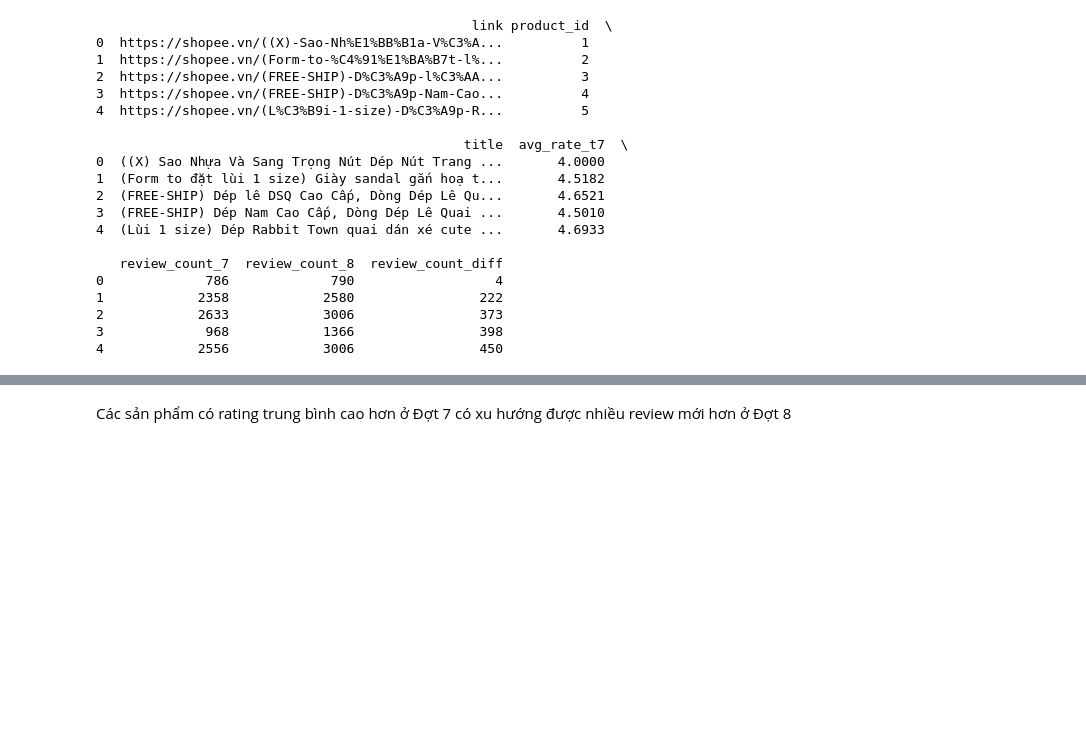
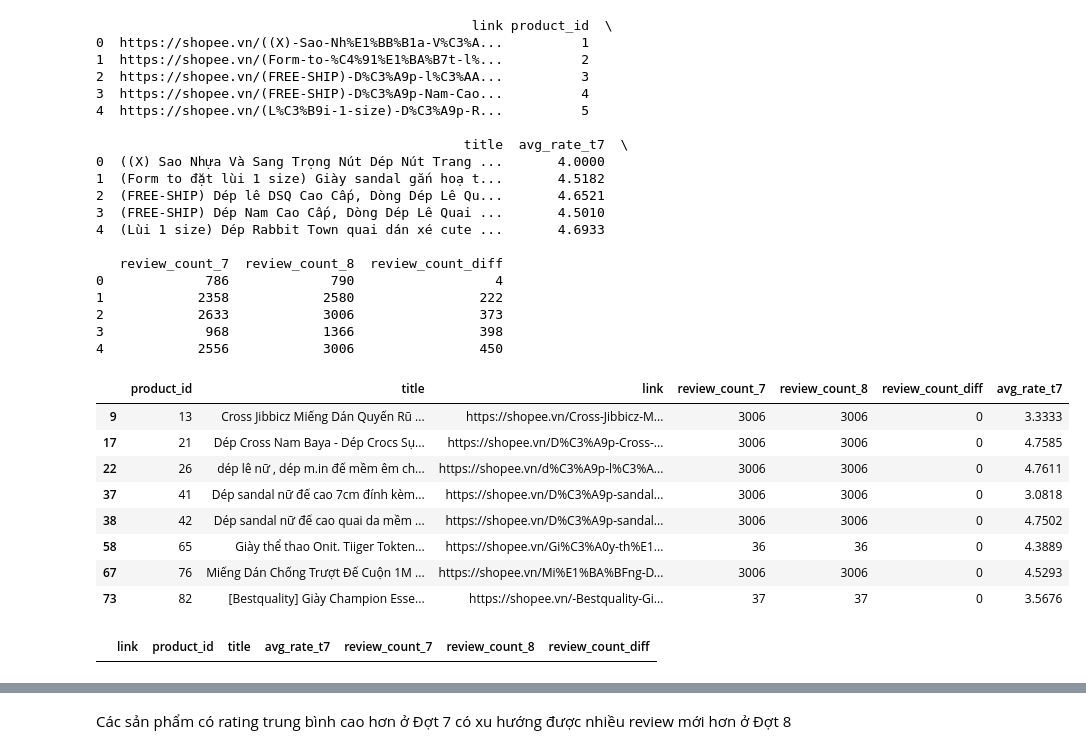
Before and after one commit to HuTao-Lumine/ADY_GROUP2, a Jupyter notebook: main.ipynb, the cells around one changed output, grey strips where cells are left out. Cells and saved outputs as stored; diff of their text form; code cells hidden in the pictures; blank space fills up the shorter version.

```diff
--- a/main.ipynb
+++ b/main.ipynb
@@ -237,6 +237,35 @@ print(df_analysis.head())
 2            2633            3006                373
 3             968            1366                398
 4            2556            3006                450
+# %%
+# Lọc các sản phẩm có review_count_diff = 0
+df_zero_diff = df_analysis[df_analysis['review_count_diff'] == 0]
+
+# Hiển thị các cột cần thiết
+df_zero_diff[['product_id', 'title', 'link',
+              'review_count_7', 'review_count_8',
+              'review_count_diff',
+              'avg_rate_t7']]
+# %% [output]
+|  | product_id | title | link | review_count_7 | review_count_8 | review_count_diff | avg_rate_t7 |
+| 9 | 13 | Cross Jibbicz Miếng Dán Quyến Rũ ... | https://shopee.vn/Cross-Jibbicz-M... | 3006 | 3006 | 0 | 3.3333 |
+| 17 | 21 | Dép Cross Nam Baya - Dép Crocs Sụ... | https://shopee.vn/D%C3%A9p-Cross-... | 3006 | 3006 | 0 | 4.7585 |
+| 22 | 26 | dép lê nữ , dép m.in đế mềm êm ch... | https://shopee.vn/d%C3%A9p-l%C3%A... | 3006 | 3006 | 0 | 4.7611 |
+| 37 | 41 | Dép sandal nữ đế cao 7cm đính kèm... | https://shopee.vn/D%C3%A9p-sandal... | 3006 | 3006 | 0 | 3.0818 |
+| 38 | 42 | Dép sandal nữ đế cao quai da mềm ... | https://shopee.vn/D%C3%A9p-sandal... | 3006 | 3006 | 0 | 4.7502 |
+| 58 | 65 | Giày thể thao Onit. Tiiger Tokten... | https://shopee.vn/Gi%C3%A0y-th%E1... | 36 | 36 | 0 | 4.3889 |
+| 67 | 76 | Miếng Dán Chống Trượt Đế Cuộn 1M ... | https://shopee.vn/Mi%E1%BA%BFng-D... | 3006 | 3006 | 0 | 4.5293 |
+| 73 | 82 | [Bestquality] Giày Champion Esse... | https://shopee.vn/-Bestquality-Gi... | 37 | 37 | 0 | 3.5676 |
+# %%
+# Xóa các sản phẩm có review_count_7 = review_count_8 = 3006
+df_analysis = df_analysis[~((df_analysis['review_count_7'] == 3006) &
+                            (df_analysis['review_count_8'] == 3006))]
+
+# Kiểm tra lại xem còn sản phẩm nào như vậy không
+df_analysis[(df_analysis['review_count_7'] == 3006) &
+            (df_analysis['review_count_8'] == 3006)]
+# %% [output]
+|  | link | product_id | title | avg_rate_t7 | review_count_7 | review_count_8 | review_count_diff |
 # %%
 import matplotlib.pyplot as plt
 import seaborn as sns
```
Also changed, not shown: parts of 5 cells of this notebook.
